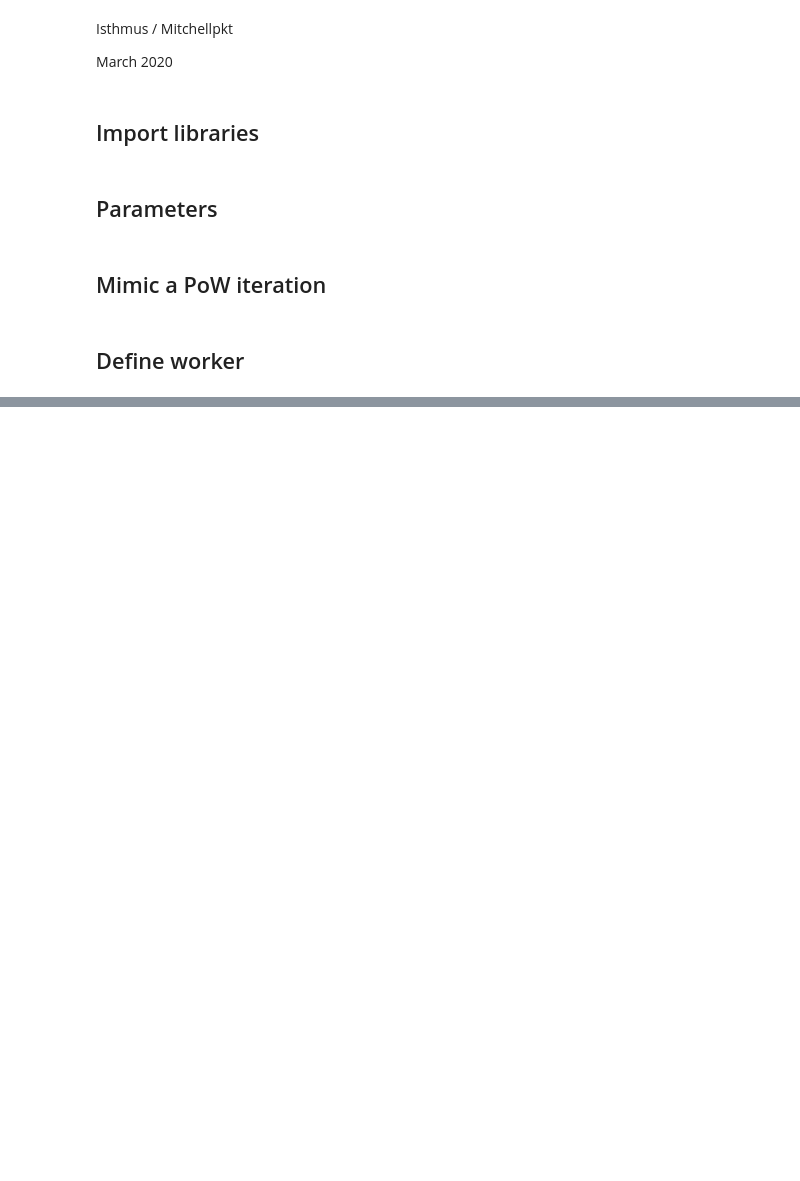
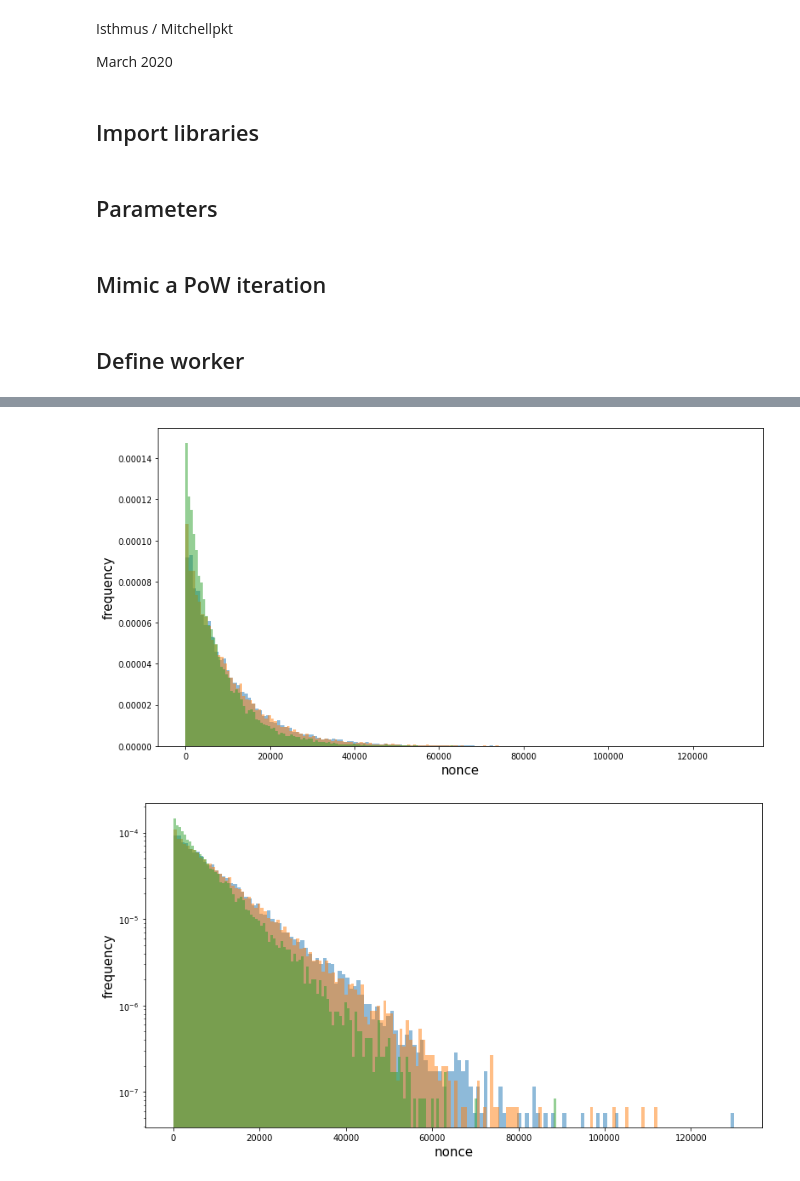
Before and after one commit to Mitchellpkt/PoW-nonce-search-simulator, a Jupyter notebook: PoW search simulator.ipynb, the cells around one changed output, grey strips where cells are left out. Drawn from its saved outputs; the diff is of its cells as text; code cells hidden in the pictures; blank space fills up the shorter version.

```diff
--- a/PoW search simulator.ipynb
+++ b/PoW search simulator.ipynb
@@ -205,0 +208,6 @@ Height: 2 | Nonce: 9
+# %%
+isli.hist(dataDict, xlabel = "nonce", ylabel = "frequency", alpha=0.5, density=True)
+isli.hist(dataDict, xlabel = "nonce", ylabel = "frequency", alpha=0.5, yscale='log', density=True);
+# %% [output]
+[figure, added]
+[figure, added]
```
Also changed, not shown: parts of 13 cells of this notebook.
